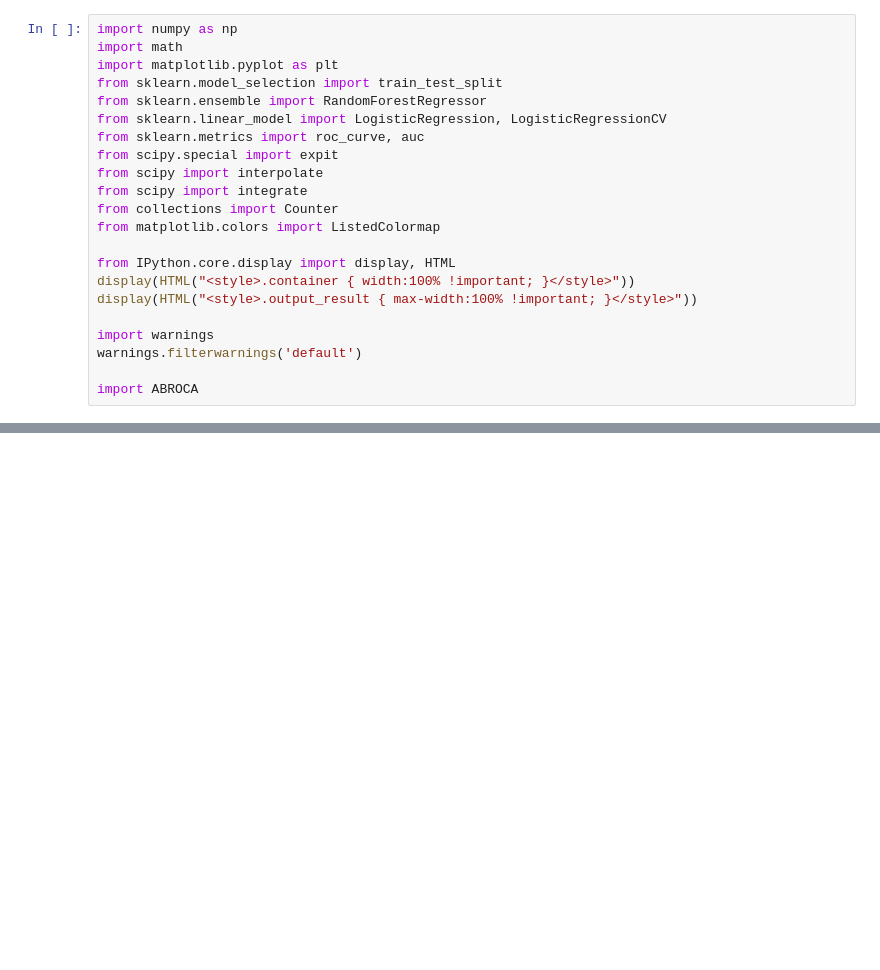
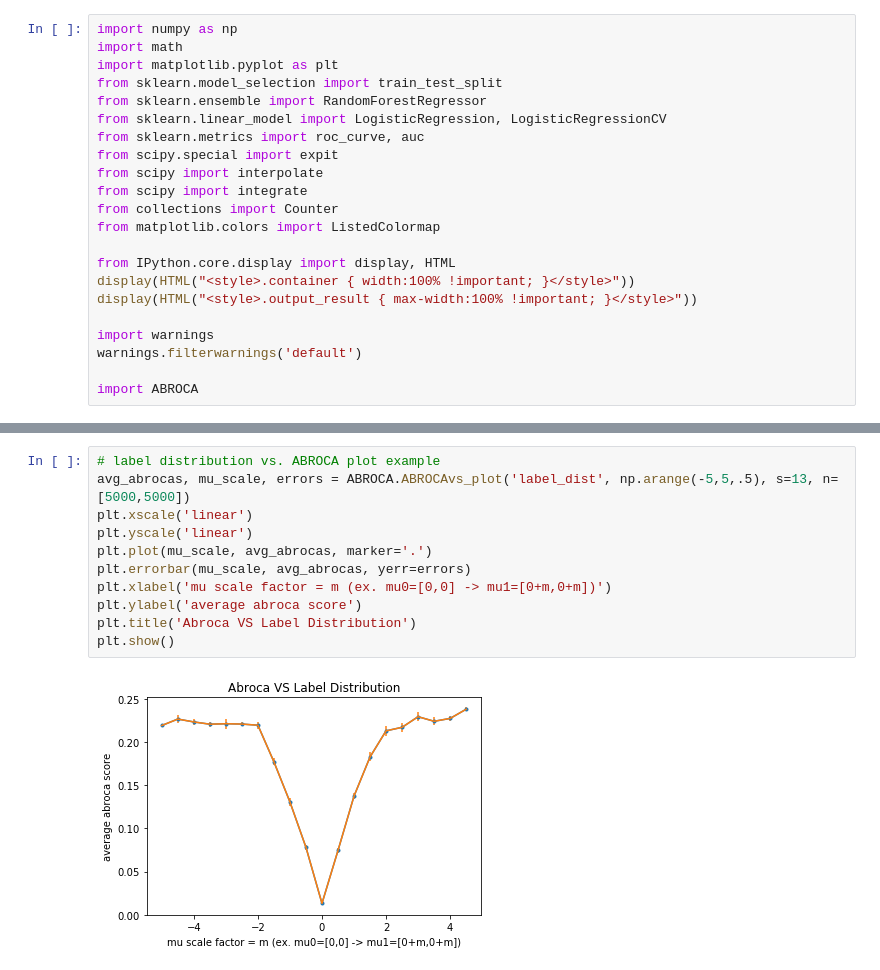
Before and after one commit to 13nat1313/ABROCAproject, a Jupyter notebook: ABROCAproject.ipynb, the cells around one changed output, grey strips where cells are left out. Cells and saved outputs as stored; diff of their text form; blank space fills up the shorter version.

```diff
--- a/ABROCAproject.ipynb
+++ b/ABROCAproject.ipynb
@@ -79,0 +64,13 @@ plt.show()
+# %%
+# label distribution vs. ABROCA plot example
+avg_abrocas, mu_scale, errors = ABROCA.ABROCAvs_plot('label_dist', np.arange(-5,5,.5), s=13, n=[5000,5000])
+plt.xscale('linear')
+plt.yscale('linear')
+plt.plot(mu_scale, avg_abrocas, marker='.')
+plt.errorbar(mu_scale, avg_abrocas, yerr=errors)
+plt.xlabel('mu scale factor = m (ex. mu0=[0,0] -> mu1=[0+m,0+m])')
+plt.ylabel('average abroca score')
+plt.title('Abroca VS Label Distribution')
+plt.show()
+# %% [output]
+[figure, added]
```
Also changed, not shown: parts of 4 cells of this notebook, 8 other files.
